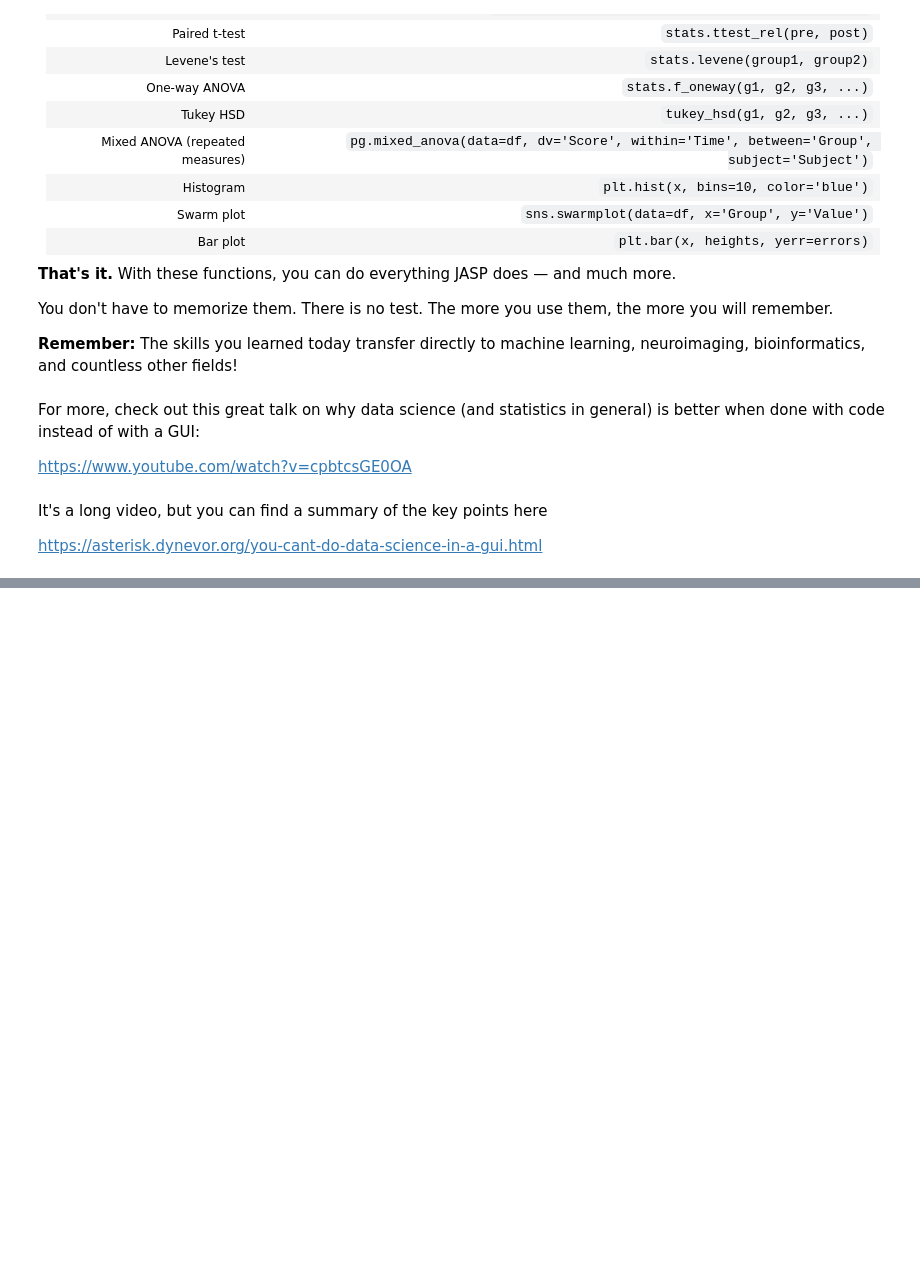
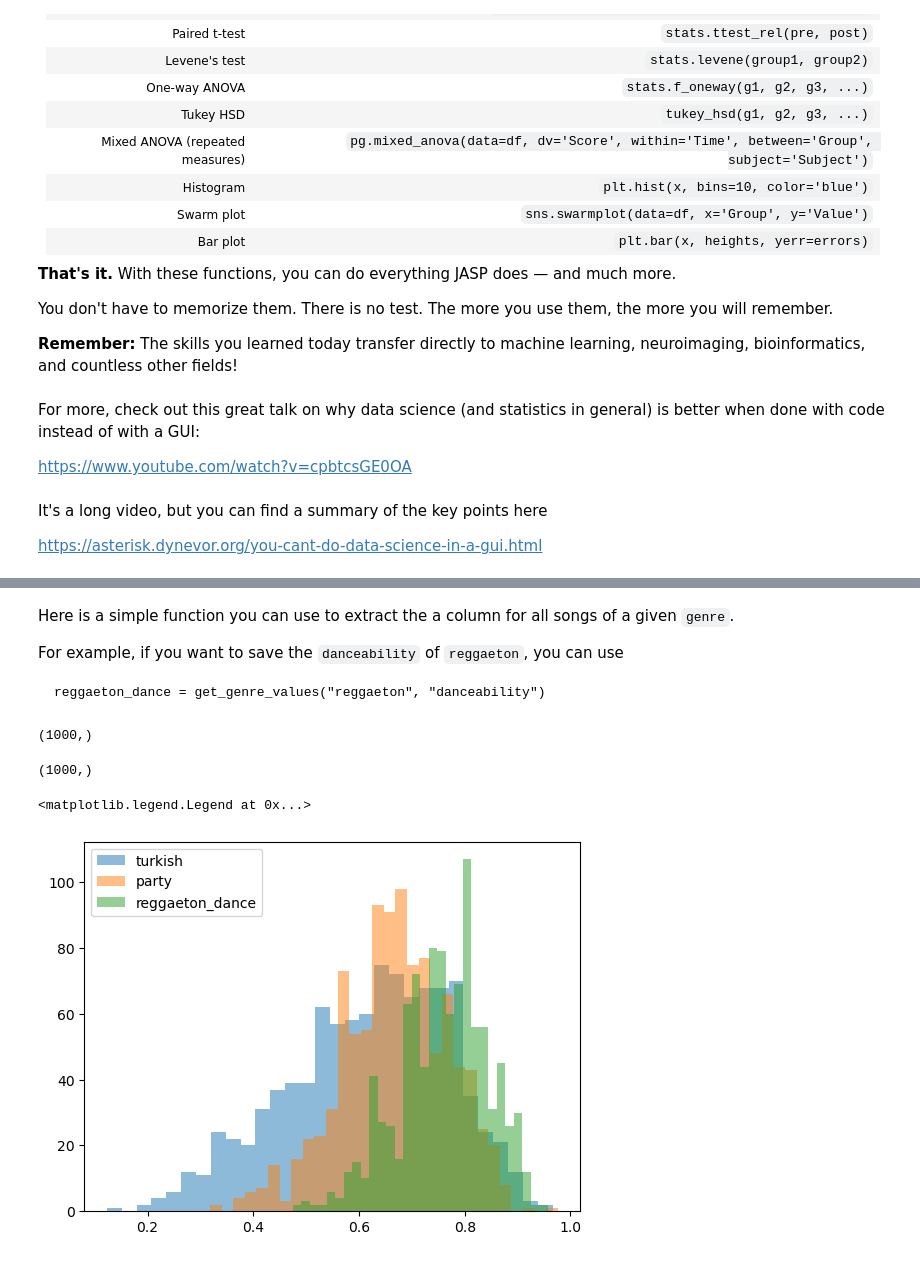
Before and after one commit to cmahlen/python-stats-demo, a Jupyter notebook: Python_vs_JASP_Lab_v2.ipynb, the cells around one changed output, grey strips where cells are left out. Cells and saved outputs as stored; diff of their text form; code cells hidden in the pictures; blank space fills up the shorter version.

````diff
--- a/Python_vs_JASP_Lab_v2.ipynb
+++ b/Python_vs_JASP_Lab_v2.ipynb
@@ -1034,0 +1470,3 @@ https://asterisk.dynevor.org/you-cant-do-data-science-in-a-gui.html
+# %%
+spotify = pd.read_csv("spotify.csv")
+spotify.head()
@@ -1034,0 +1564,31 @@ https://asterisk.dynevor.org/you-cant-do-data-science-in-a-gui.html
+# %% [markdown]
+Here is a simple function you can use to extract the a column for all songs of a given `genre`.
+
+For example, if you want to save the `danceability` of `reggaeton`, you can use
+```
+reggaeton_dance = get_genre_values("reggaeton", "danceability")
+```
+# %%
+def get_genre_values(genre, value_name):
+    return spotify[spotify.track_genre==genre][value_name].values
+# %%
+reggaeton_dance = get_genre_values("reggaeton", "danceability")
+reggaeton_dance.shape
+# %% [output]
+(1000,)
+# %%
+acoustic = get_genre_values("acoustic", "danceability")
+acoustic.shape
+# %% [output]
+(1000,)
+# %%
+turkish = get_genre_values("turkish", "danceability")
+party = get_genre_values("party", "danceability")
+# %%
+plt.hist(turkish, label='turkish', bins=30, alpha=.5)
+plt.hist(party, label='party', bins=30, alpha=.5)
+plt.hist(reggaeton_dance, label='reggaeton_dance', bins=30, alpha=.5)
+plt.legend()
+# %% [output]
+<matplotlib.legend.Legend at 0x...>
+[figure, added]
````
Also changed, not shown: parts of 112 cells of this notebook.
